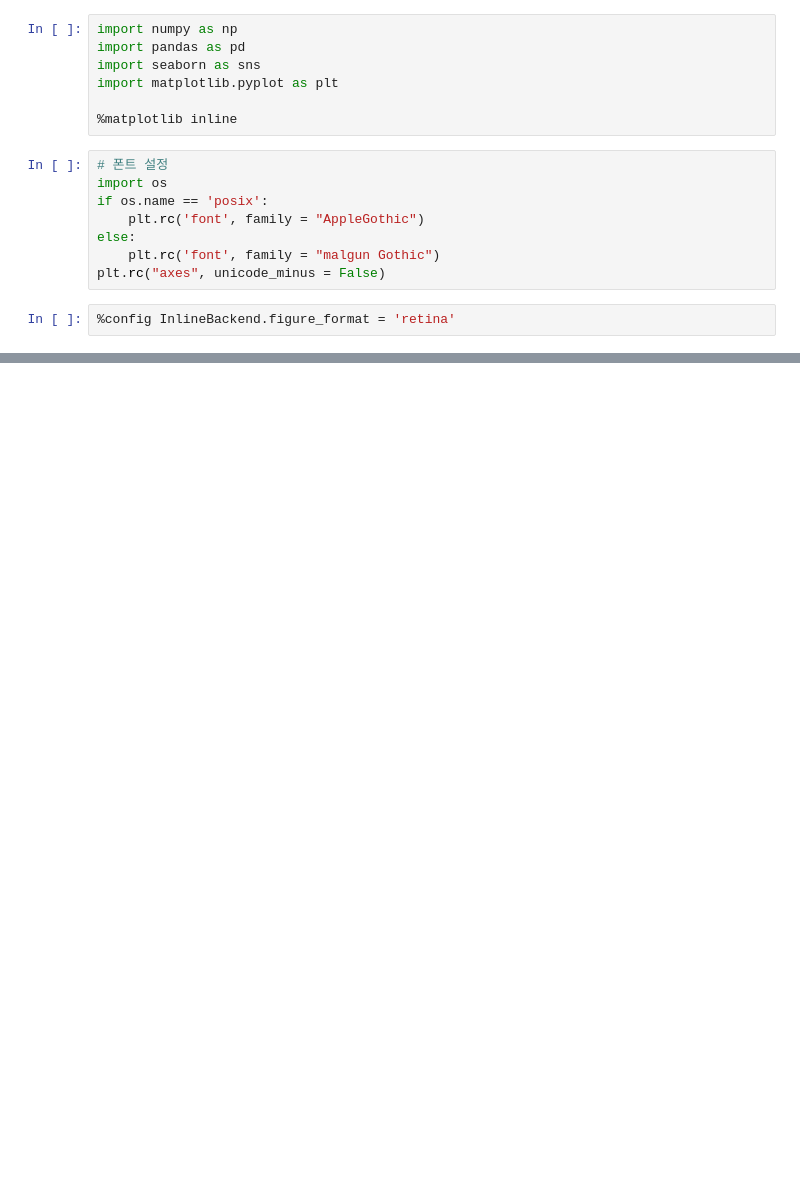
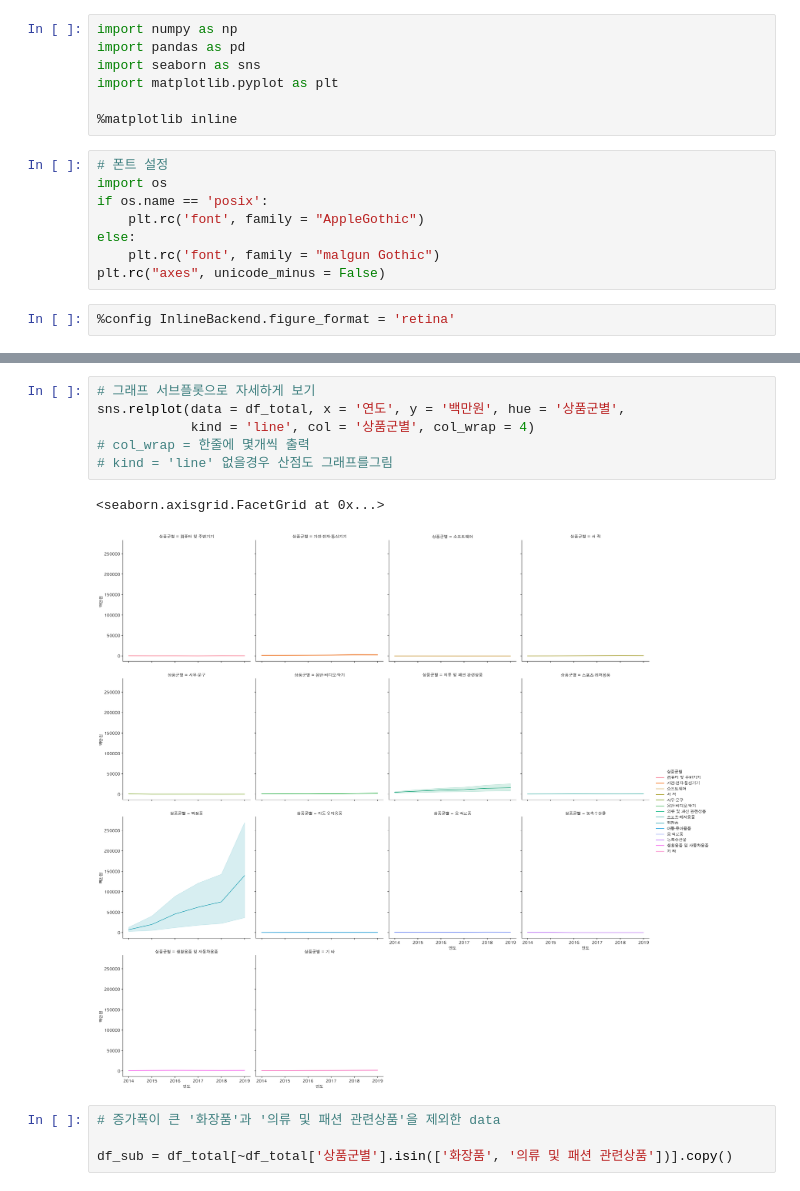
Before and after one commit to solyrion/Numpy, a Jupyter notebook: boostcourse/boostcourse_lecture/boostcourse_study_5.ipynb, the cells around one changed output, grey strips where cells are left out. Cells and saved outputs as stored; diff of their text form; blank space fills up the shorter version.

```diff
--- a/boostcourse/boostcourse_lecture/boostcourse_study_5.ipynb
+++ b/boostcourse/boostcourse_lecture/boostcourse_study_5.ipynb
@@ -50,0 +167,13 @@ df_raw[df_raw['국가(대륙)별'] == '미국']
+# %%
+# 그래프 서브플롯으로 자세하게 보기
+sns.relplot(data = df_total, x = '연도', y = '백만원', hue = '상품군별',
+            kind = 'line', col = '상품군별', col_wrap = 4)
+# col_wrap = 한줄에 몇개씩 출력
+# kind = 'line' 없을경우 산점도 그래프를그림
+# %% [output]
+<seaborn.axisgrid.FacetGrid at 0x...>
+[figure, added]
+# %%
+# 증가폭이 큰 '화장품'과 '의류 및 패션 관련상품'을 제외한 data
+
+df_sub = df_total[~df_total['상품군별'].isin(['화장품', '의류 및 패션 관련상품'])].copy()
```
Also changed, not shown: parts of 35 cells of this notebook, 2 other files.
